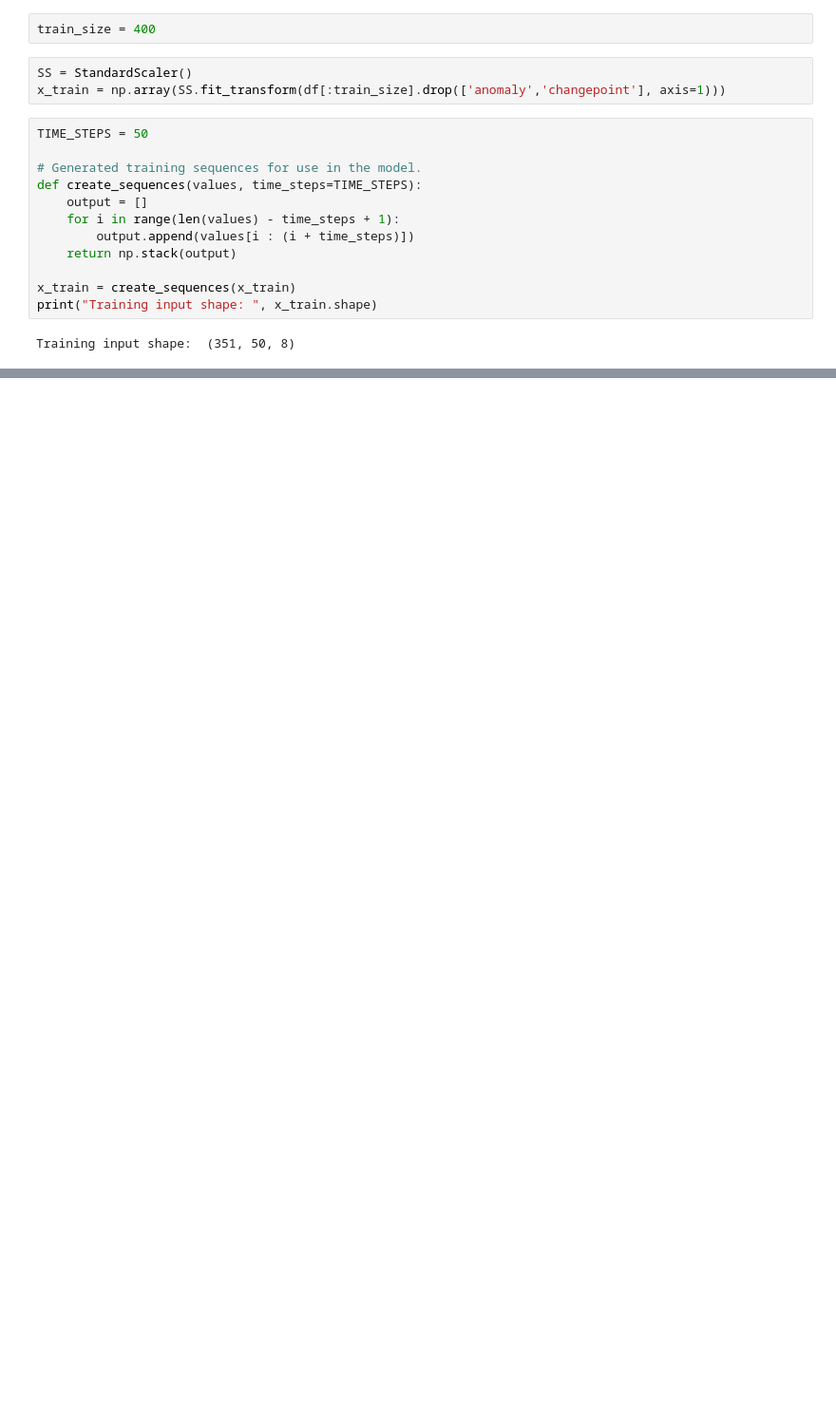
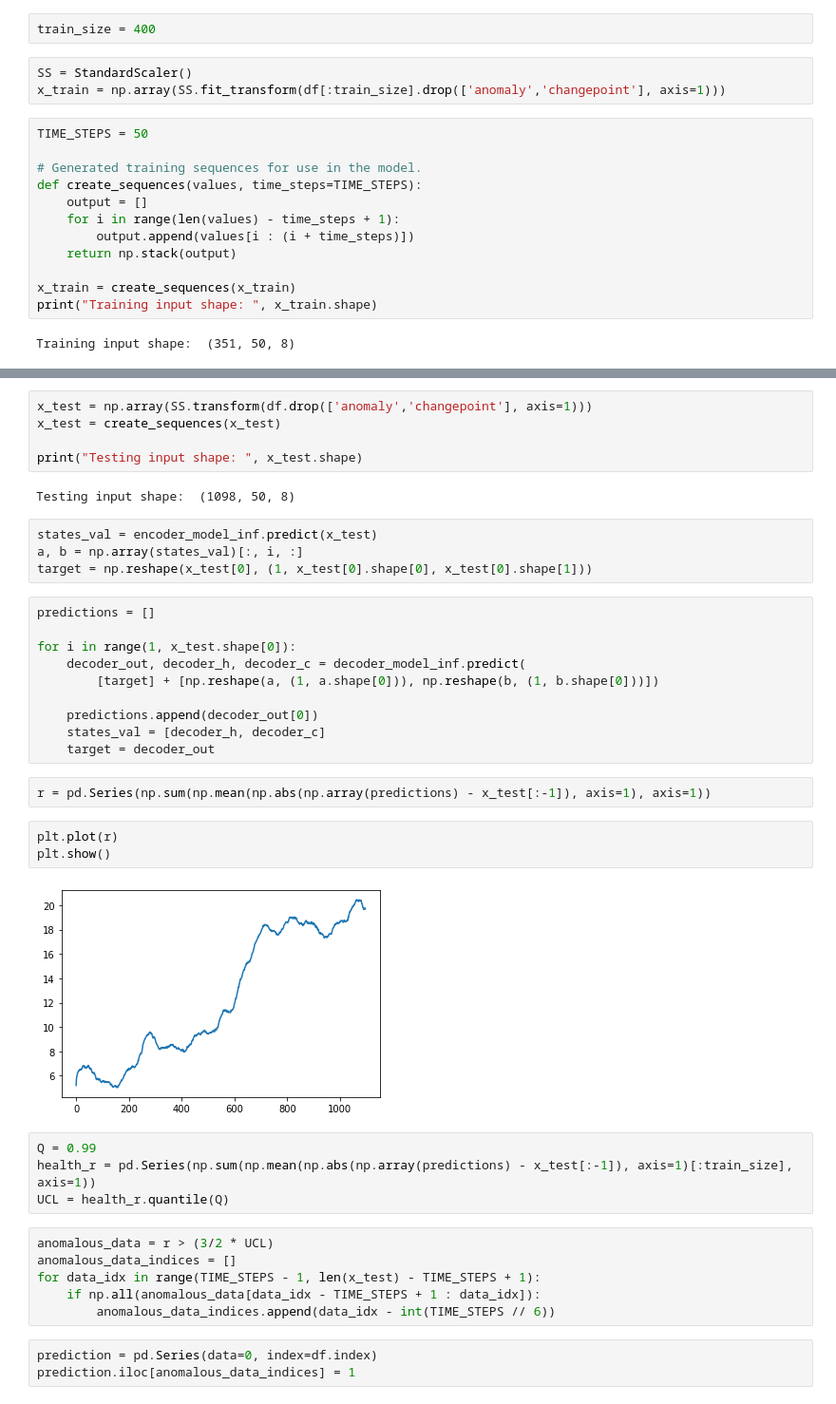
Before and after one commit to dabdya/anomaly_detection, a Jupyter notebook: LSTM-AD.ipynb, the cells around one changed output, grey strips where cells are left out. Shown at 95% size. Drawn from its saved outputs; the diff is of its cells as text; blank space fills up the shorter version.

Commit message:
LSTM-AD: make predictions

```diff
--- a/LSTM-AD.ipynb
+++ b/LSTM-AD.ipynb
@@ -71,0 +85,41 @@ def get_model():
+# %%
+x_test = np.array(SS.transform(df.drop(['anomaly','changepoint'], axis=1)))
+x_test = create_sequences(x_test)
+
+print("Testing input shape: ", x_test.shape)
+# %% [output]
+Testing input shape:  (1098, 50, 8)
+# %%
+states_val = encoder_model_inf.predict(x_test)
+a, b = np.array(states_val)[:, i, :]
+target = np.reshape(x_test[0], (1, x_test[0].shape[0], x_test[0].shape[1]))
+# %%
+predictions = []
+
+for i in range(1, x_test.shape[0]):
+    decoder_out, decoder_h, decoder_c = decoder_model_inf.predict(
+        [target] + [np.reshape(a, (1, a.shape[0])), np.reshape(b, (1, b.shape[0]))])
+
+    predictions.append(decoder_out[0])
+    states_val = [decoder_h, decoder_c]
+    target = decoder_out
+# %%
+r = pd.Series(np.sum(np.mean(np.abs(np.array(predictions) - x_test[:-1]), axis=1), axis=1))
+# %%
+plt.plot(r)
+plt.show()
+# %% [output]
+[figure, added]
+# %%
+Q = 0.99
+health_r = pd.Series(np.sum(np.mean(np.abs(np.array(predictions) - x_test[:-1]), axis=1)[:train_size], axis=1))
+UCL = health_r.quantile(Q)
+# %%
+anomalous_data = r > (3/2 * UCL)
+anomalous_data_indices = []
+for data_idx in range(TIME_STEPS - 1, len(x_test) - TIME_STEPS + 1):
+    if np.all(anomalous_data[data_idx - TIME_STEPS + 1 : data_idx]):
+        anomalous_data_indices.append(data_idx - int(TIME_STEPS // 6))
+# %%
+prediction = pd.Series(data=0, index=df.index)
+prediction.iloc[anomalous_data_indices] = 1
```
Also changed, not shown: parts of 8 cells of this notebook.
